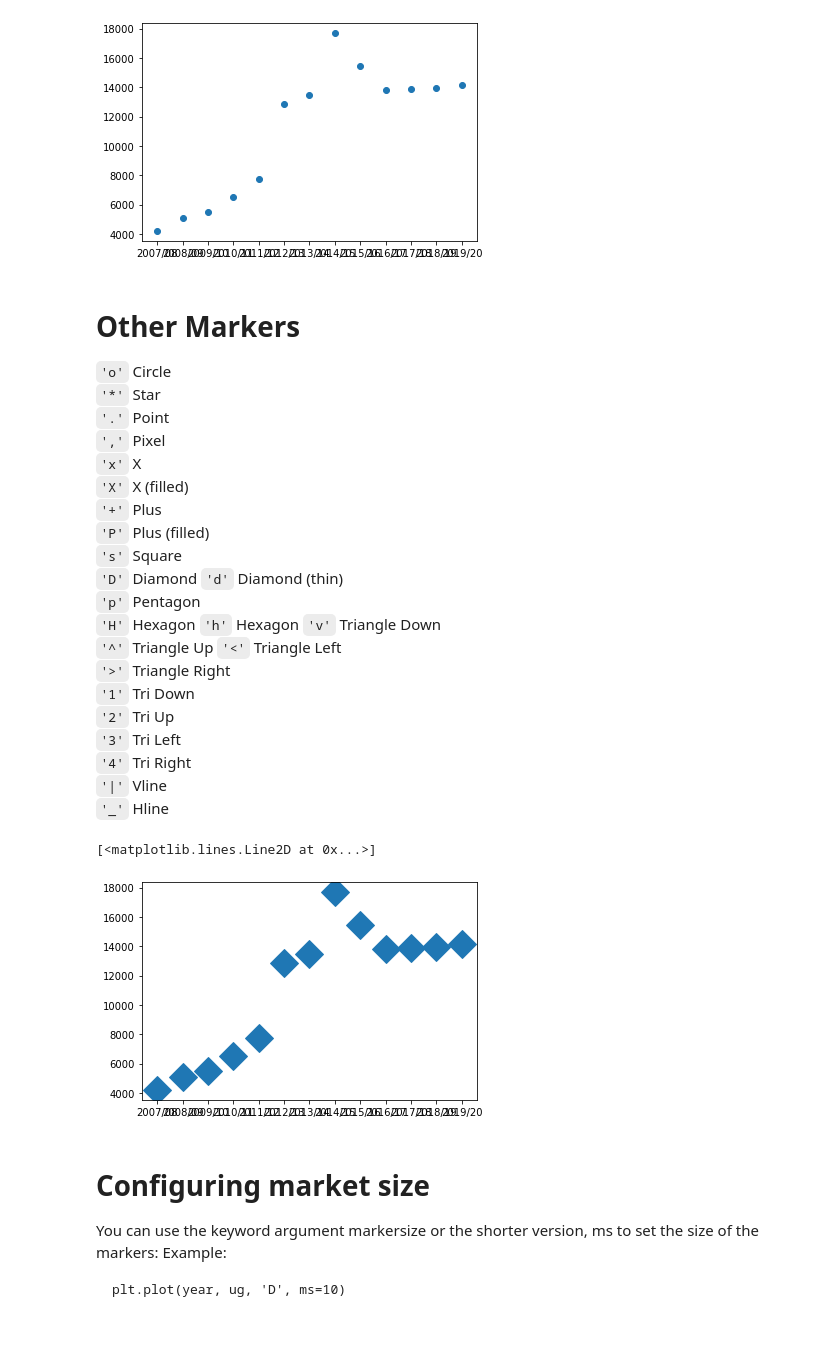
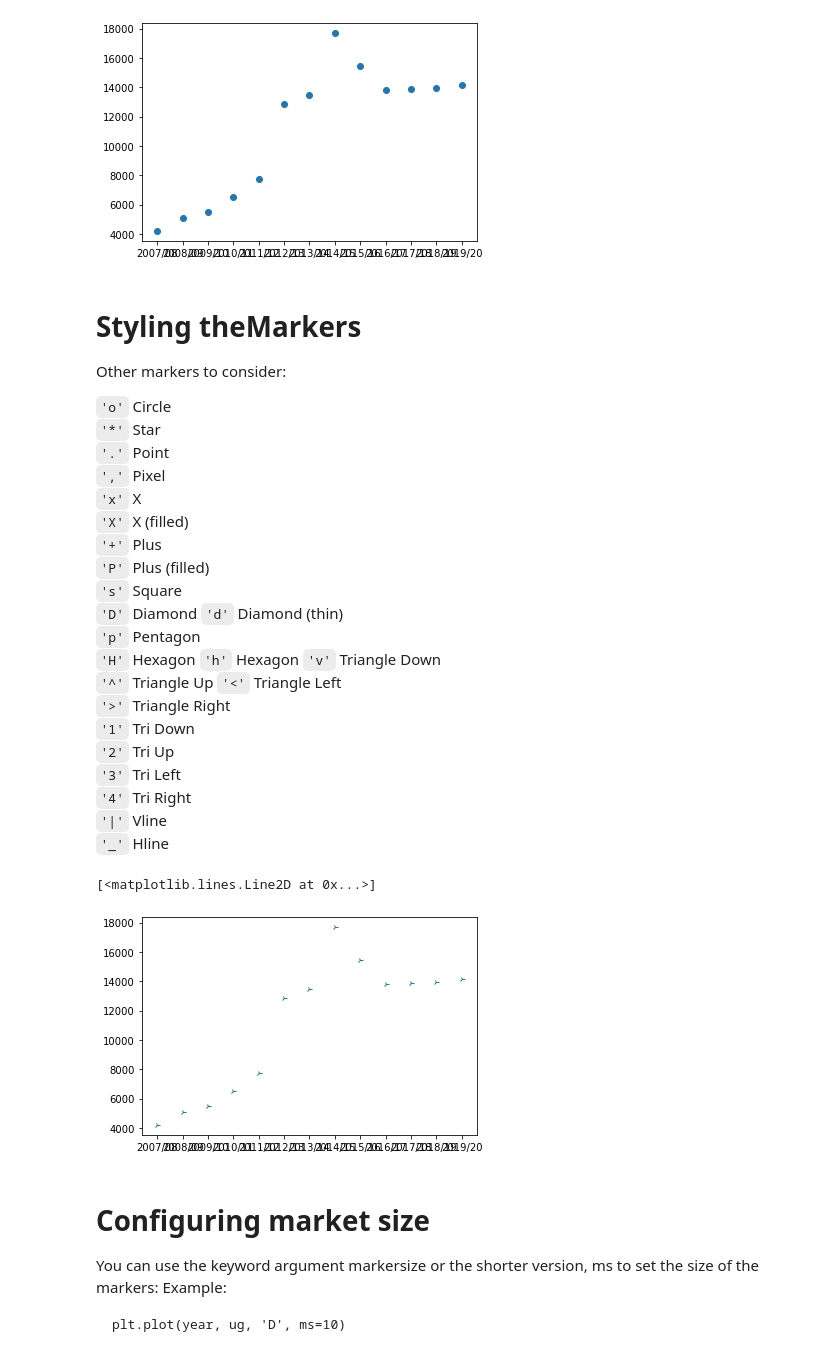
Before and after one commit to ngsanluk/PythonInter, a Jupyter notebook: Jupyter-Notebook/Day2.ipynb, the cells around one changed output. Cells and saved outputs as stored; diff of their text form; code cells hidden in the pictures.

```diff
--- a/Jupyter-Notebook/Day2.ipynb
+++ b/Jupyter-Notebook/Day2.ipynb
@@ -690,7 +694,10 @@ plt.plot(year, ug, 'o')
 [<matplotlib.lines.Line2D at 0x...>]
 [figure]
 # %% [markdown]
-# Other Markers
+# Styling theMarkers
+
+Other markers to consider:
+
 `'o'`	Circle
 `'*'`	Star
 `'.'`	Point
@@ -716,10 +723,10 @@ plt.plot(year, ug, 'o')
 `'|'`	Vline
 `'_'`	Hline
 # %%
-plt.plot(year, ug, 'D')
+plt.plot(year, ug, '4')
 # %% [output]
 [<matplotlib.lines.Line2D at 0x...>]
-[figure, old version]
+[figure, new version]
 # %% [markdown]
 # Configuring market size
 You can use the keyword argument markersize or the shorter version, ms to set the size of the markers:
```
Also changed, not shown: parts of 2 cells of this notebook, 2 other files.
